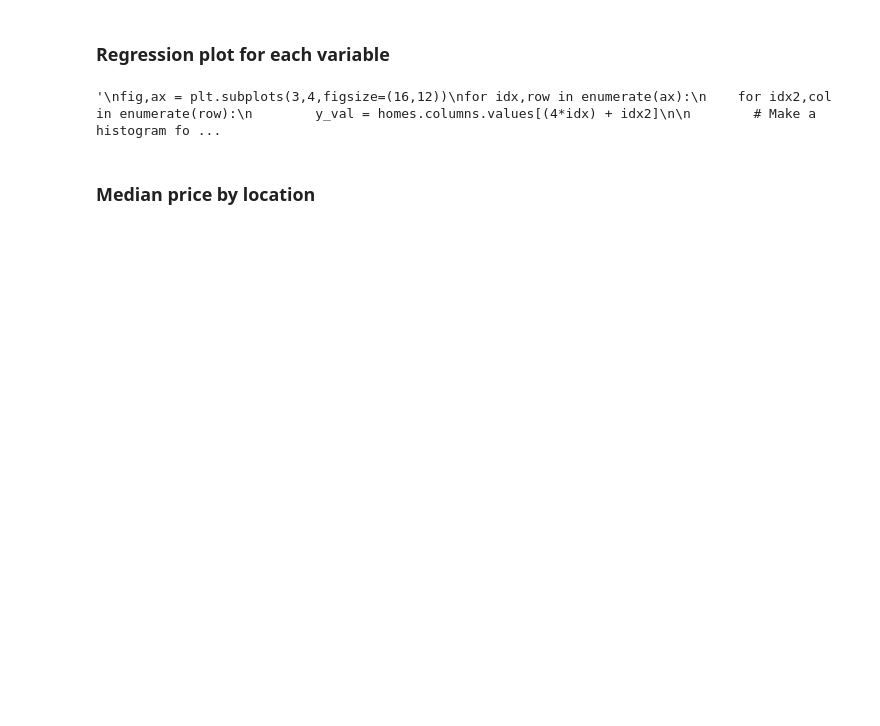
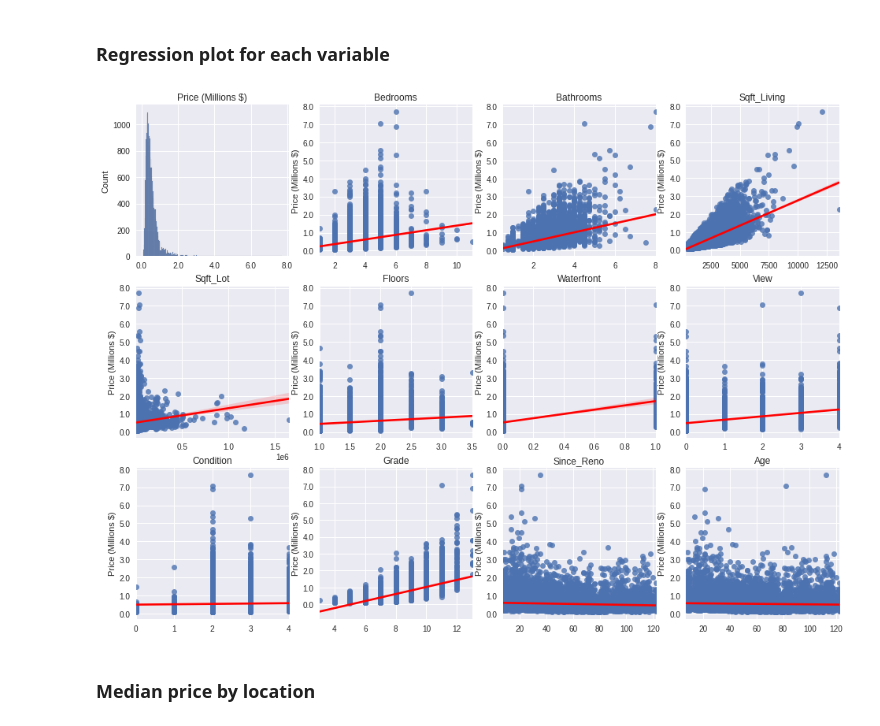
Before and after one commit to jlombino/dsc-phase-2-project-v2-3, a Jupyter notebook: Final_Notebook.ipynb, the cells around one changed output. Drawn from its saved outputs; the diff is of its cells as text; code cells hidden in the pictures; blank space fills up the shorter version.

```diff
--- a/Final_Notebook.ipynb
+++ b/Final_Notebook.ipynb
@@ -223,28 +219,26 @@ sns.heatmap(homes.corr(),annot=True,ax=ax,cmap='Reds');
 # %% [markdown]
 <h3>Regression plot for each variable</h3>
 # %%
-'''
 fig,ax = plt.subplots(3,4,figsize=(16,12))
 for idx,row in enumerate(ax):
     for idx2,col in enumerate(row):
         y_val = homes.columns.values[(4*idx) + idx2]
 
         # Make a histogram for the price column
         if y_val == 'price':
             sns.histplot(homes.price,ax=col)
             col.set_title('Price (Millions $)')
             col.set_xticklabels(col.get_xticks()/1000000)
             col.set_xlabel('')
         # Make a scatter plot for all of the other columns
         else:
             sns.regplot(y='price',x=y_val,data=homes,ax=col,line_kws={"color": "red"})
             col.set_title(y_val.title())
             col.set_yticklabels(col.get_yticks()/1000000)
             col.set_xlabel('')
             col.set_ylabel('Price (Millions $)')
-'''
 # %% [output]
-'\nfig,ax = plt.subplots(3,4,figsize=(16,12))\nfor idx,row in enumerate(ax):\n    for idx2,col in enumerate(row):\n        y_val = homes.columns.values[(4*idx) + idx2]\n\n        # Make a histogram fo ...
+[figure, added]
 # %% [markdown]
 <h3>Median price by location</h3>
 # %%
```
Also changed, not shown: parts of 28 cells of this notebook, 4 other files.
